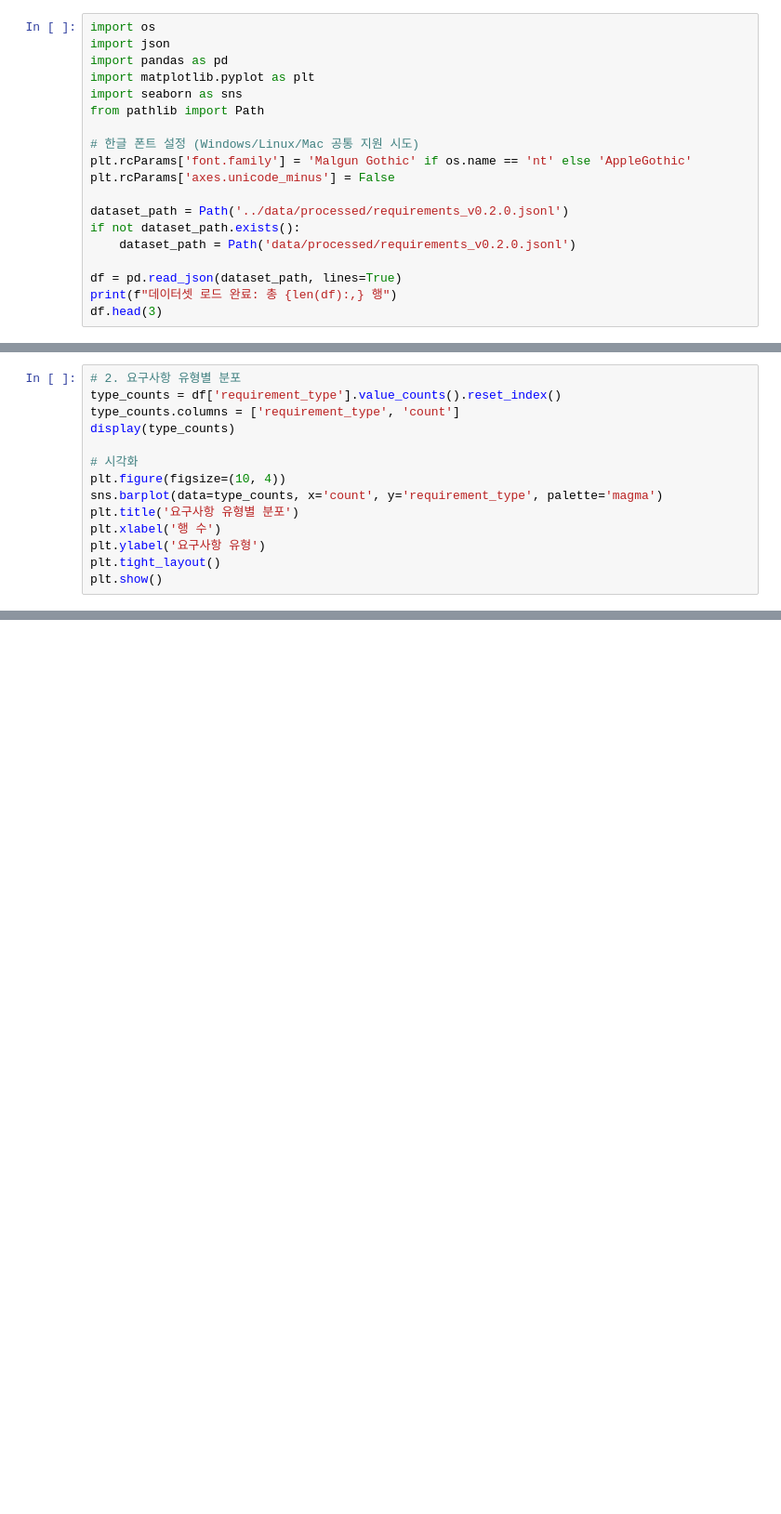
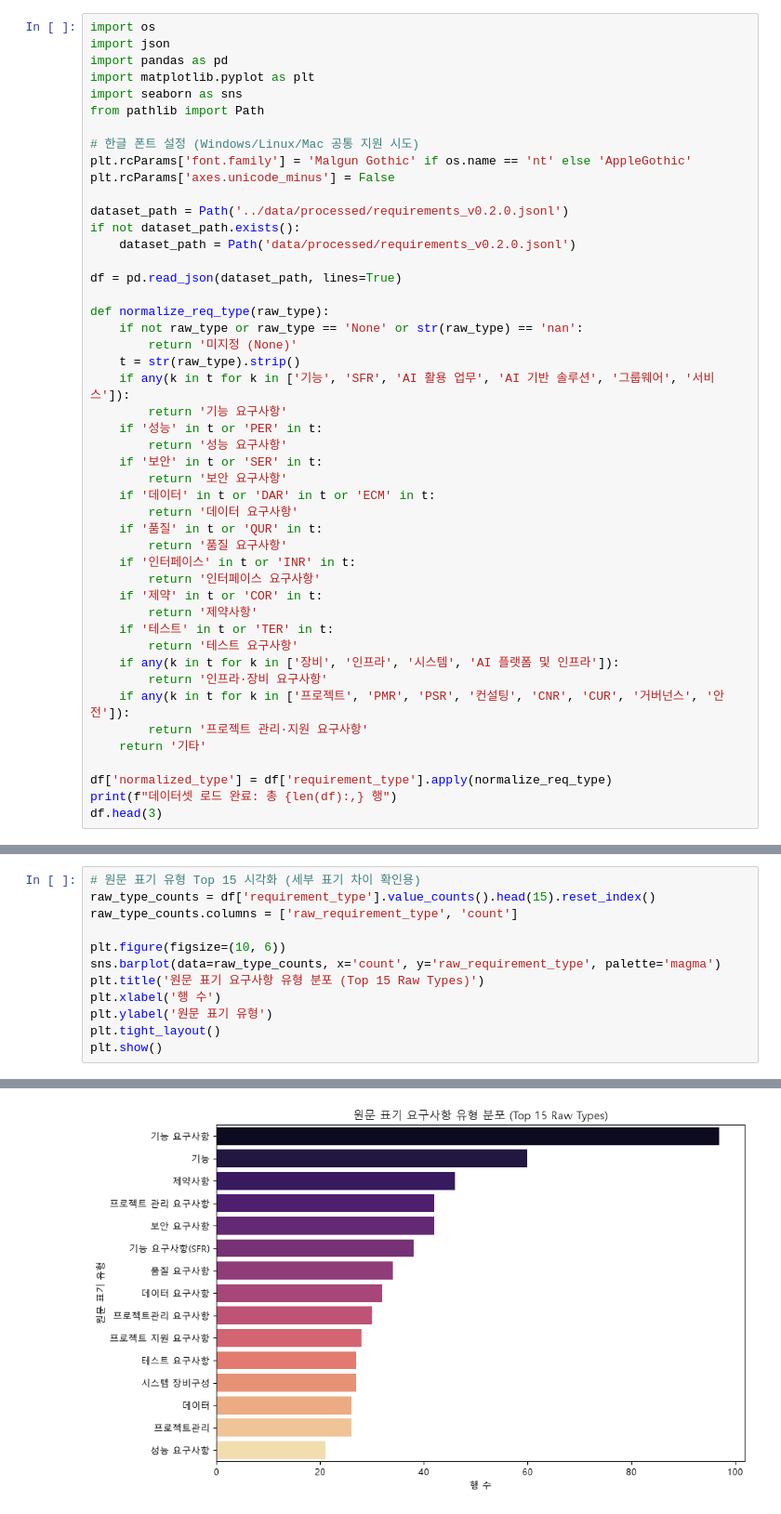
Before and after one commit to Yiji-1015/rfp-risk-ft, a Jupyter notebook: notebooks/eda_v0.2.0.ipynb, the cells around one changed output, grey strips where cells are left out. Shown at 93% size. Drawn from its saved outputs; the diff is of its cells as text; blank space fills up the shorter version.

```diff
--- a/notebooks/eda_v0.2.0.ipynb
+++ b/notebooks/eda_v0.2.0.ipynb
@@ -19,5 +19,33 @@ if not dataset_path.exists():
     dataset_path = Path('data/processed/requirements_v0.2.0.jsonl')
 
 df = pd.read_json(dataset_path, lines=True)
+
+def normalize_req_type(raw_type):
+    if not raw_type or raw_type == 'None' or str(raw_type) == 'nan':
+        return '미지정 (None)'
+    t = str(raw_type).strip()
+    if any(k in t for k in ['기능', 'SFR', 'AI 활용 업무', 'AI 기반 솔루션', '그룹웨어', '서비스']):
+        return '기능 요구사항'
+    if '성능' in t or 'PER' in t:
+        return '성능 요구사항'
+    if '보안' in t or 'SER' in t:
+        return '보안 요구사항'
+    if '데이터' in t or 'DAR' in t or 'ECM' in t:
+        return '데이터 요구사항'
+    if '품질' in t or 'QUR' in t:
+        return '품질 요구사항'
+    if '인터페이스' in t or 'INR' in t:
+        return '인터페이스 요구사항'
+    if '제약' in t or 'COR' in t:
+        return '제약사항'
+    if '테스트' in t or 'TER' in t:
+        return '테스트 요구사항'
+    if any(k in t for k in ['장비', '인프라', '시스템', 'AI 플랫폼 및 인프라']):
+        return '인프라·장비 요구사항'
+    if any(k in t for k in ['프로젝트', 'PMR', 'PSR', '컨설팅', 'CNR', 'CUR', '거버넌스', '안전']):
+        return '프로젝트 관리·지원 요구사항'
+    return '기타'
+
+df['normalized_type'] = df['requirement_type'].apply(normalize_req_type)
 print(f"데이터셋 로드 완료: 총 {len(df):,} 행")
 df.head(3)
@@ -39,14 +124,13 @@ plt.show()
 # %%
-# 2. 요구사항 유형별 분포
-type_counts = df['requirement_type'].value_counts().reset_index()
-type_counts.columns = ['requirement_type', 'count']
-display(type_counts)
+# 원문 표기 유형 Top 15 시각화 (세부 표기 차이 확인용)
+raw_type_counts = df['requirement_type'].value_counts().head(15).reset_index()
+raw_type_counts.columns = ['raw_requirement_type', 'count']
 
-# 시각화
-plt.figure(figsize=(10, 4))
-sns.barplot(data=type_counts, x='count', y='requirement_type', palette='magma')
-plt.title('요구사항 유형별 분포')
+plt.figure(figsize=(10, 6))
+sns.barplot(data=raw_type_counts, x='count', y='raw_requirement_type', palette='magma')
+plt.title('원문 표기 요구사항 유형 분포 (Top 15 Raw Types)')
 plt.xlabel('행 수')
-plt.ylabel('요구사항 유형')
+plt.ylabel('원문 표기 유형')
 plt.tight_layout()
 plt.show()
+# %% [output]
@@ -53,3 +140,4 @@ plt.show()
+[figure, added]
 # %%
 # 3. 본문 문자 길이 및 단어 수 파생 변수 생성
 df['char_len'] = df['raw_requirement_text'].apply(len)
```
Also changed, not shown: parts of 7 cells of this notebook, 17 other files.
